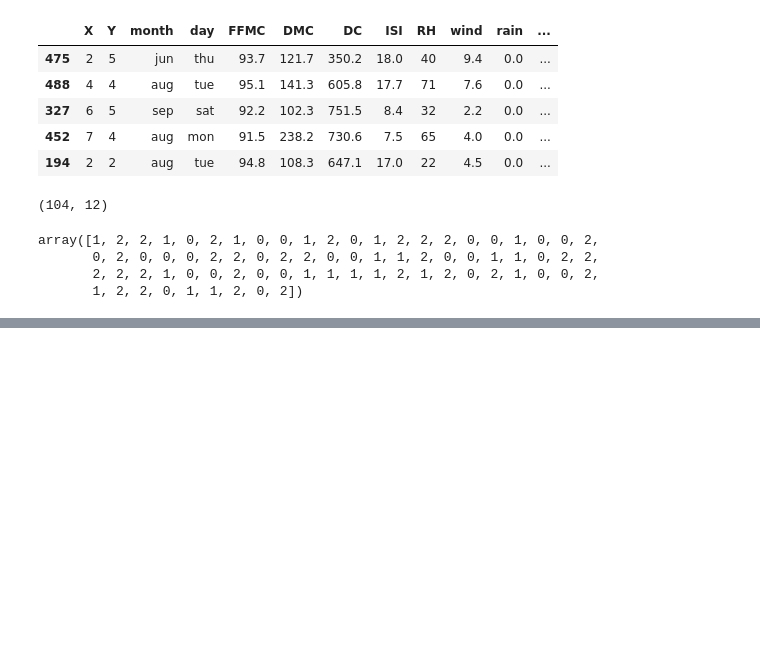
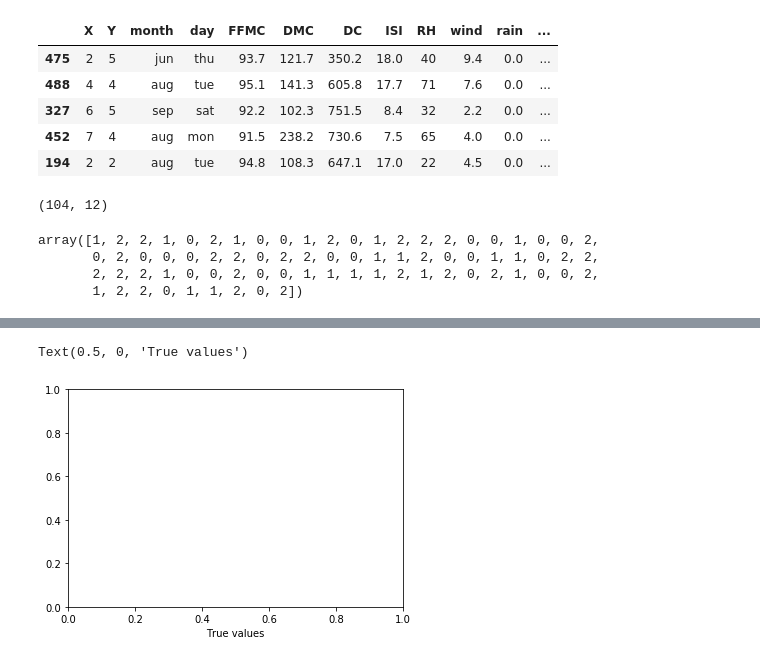
Before and after one commit to rhnrijal/forest.fires, a Jupyter notebook: code_run.ipynb, the cells around one changed output, grey strips where cells are left out. Saved outputs shown, nothing was run; the diff lists cells and outputs as text; code cells hidden in the pictures; blank space fills up the shorter version.

```diff
--- a/code_run.ipynb
+++ b/code_run.ipynb
@@ -208,0 +262,5 @@ array([1, 2, 2, 1, 0, 2, 1, 0, 0, 1, 2, 0, 1, 2, 2, 2, 0, 0, 1, 0, 0, 2,
+# %%
+    >>> plt.xlabel('True values')
+# %% [output]
+Text(0.5, 0, 'True values')
+[figure, added]
```
Also changed, not shown: parts of 6 cells of this notebook, 1 other file.
